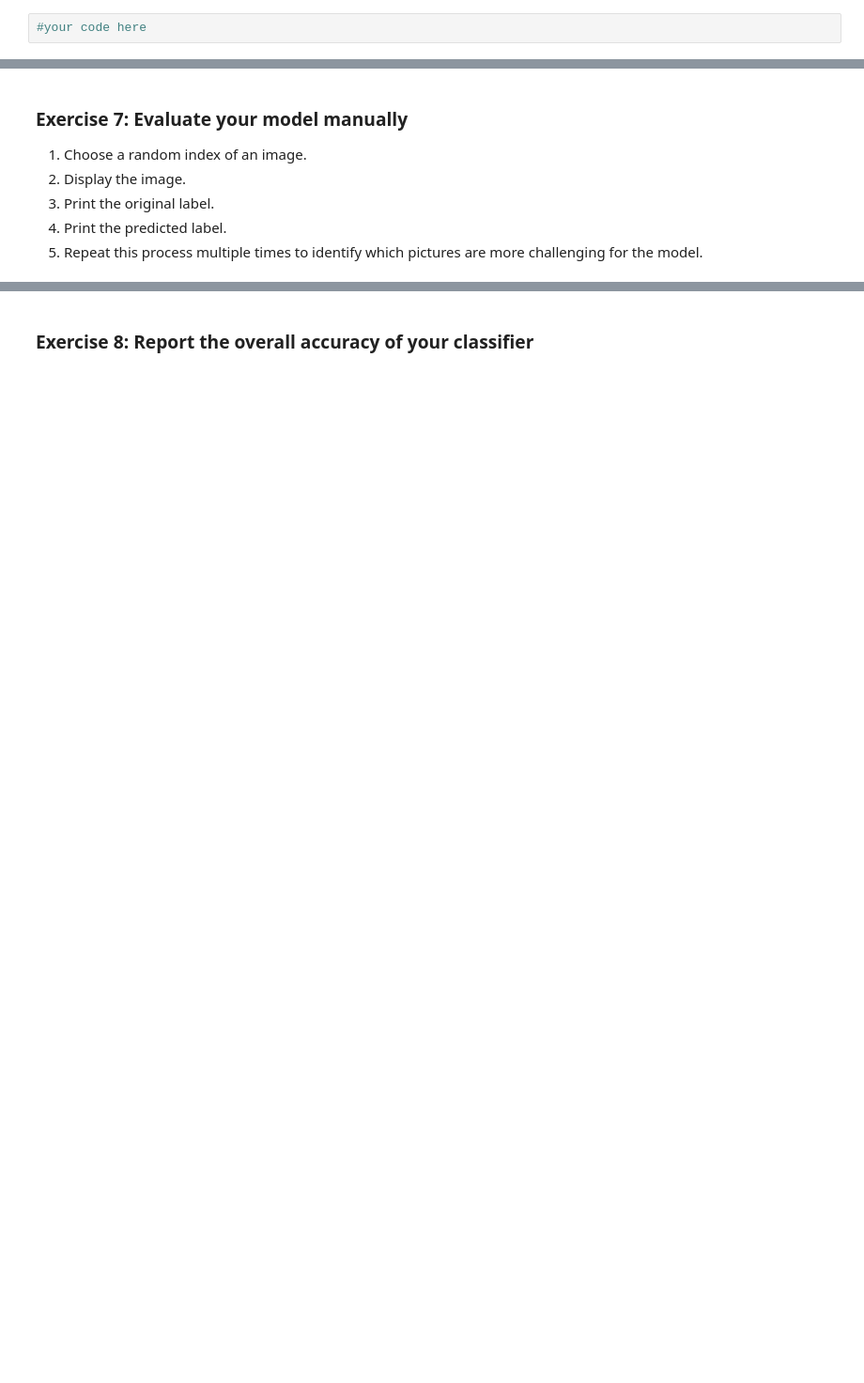
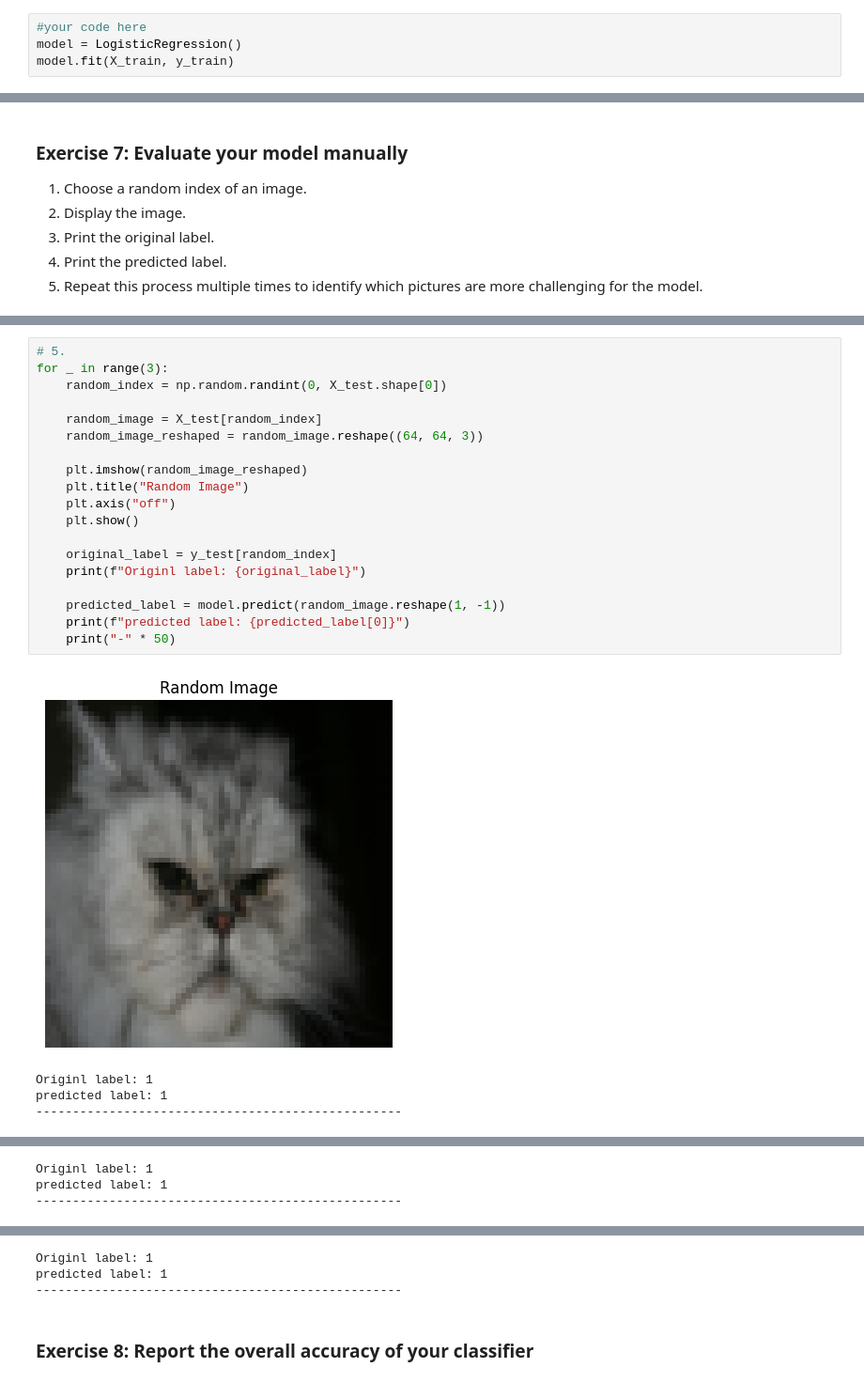
Before and after one commit to Qanntu/COMP3132Winter2025, a Jupyter notebook: LabWeek2/LabWeek2.ipynb, the cells around one changed output, grey strips where cells are left out. Shown: that part at 94% size. Saved outputs shown, nothing was run; the diff lists cells and outputs as text; blank space fills up the shorter version.

```diff
--- a/LabWeek2/LabWeek2.ipynb
+++ b/LabWeek2/LabWeek2.ipynb
@@ -189,2 +308,4 @@ from sklearn.metrics import accuracy_score
 # %%
 #your code here
+model = LogisticRegression()
+model.fit(X_train, y_train)
@@ -198,0 +363,24 @@ from sklearn.metrics import accuracy_score
+# %%
+# 5.
+for _ in range(3):
+    random_index = np.random.randint(0, X_test.shape[0])
+
+    random_image = X_test[random_index]
+    random_image_reshaped = random_image.reshape((64, 64, 3))
+
+    plt.imshow(random_image_reshaped)
+    plt.title("Random Image")
+    plt.axis("off")
+    plt.show()
+
+    original_label = y_test[random_index]
+    print(f"Originl label: {original_label}")
+
+    predicted_label = model.predict(random_image.reshape(1, -1))
+    print(f"predicted label: {predicted_label[0]}")
+    print("-" * 50)
+# %% [output]
+[figure, added]
+Originl label: 1
+predicted label: 1
+--------------------------------------------------
@@ -198,0 +388,3 @@ from sklearn.metrics import accuracy_score
+Originl label: 1
+predicted label: 1
+--------------------------------------------------
@@ -199,3 +392,6 @@ from sklearn.metrics import accuracy_score
+Originl label: 1
+predicted label: 1
+--------------------------------------------------
 # %% [markdown]
 ### **Exercise 8:** Report the overall accuracy of your classifier
 # %%
```
Also changed, not shown: parts of 40 cells of this notebook, 3 other files.
